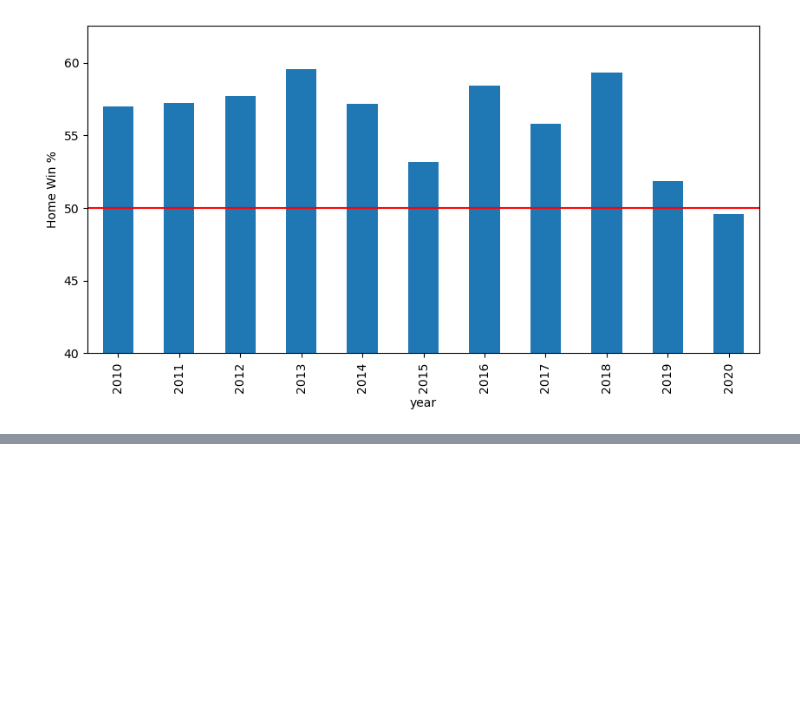
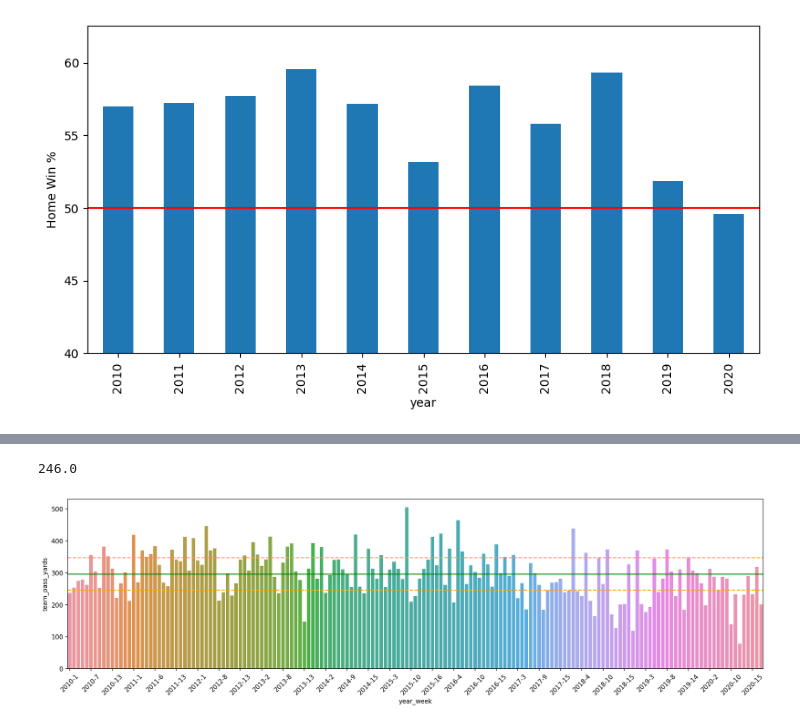
Before and after one commit to bladnman/footballing, a Jupyter notebook: src/notebooks/probing.ipynb, the cells around one changed output, grey strips where cells are left out. Cells and saved outputs as stored; diff of their text form; code cells hidden in the pictures; blank space fills up the shorter version.

Commit message:
fun with the saints

```diff
--- a/src/notebooks/probing.ipynb
+++ b/src/notebooks/probing.ipynb
@@ -6,3 +6,17 @@ import pandas as pd
 import numpy as np
 import seaborn as sns
 import matplotlib.pyplot as plt
+# %%
+dual_games_df = pd.read_csv(
+    '../../data/games/all_games_with_info_and_stats.csv')
+
+
+# CORRECTIONS
+dual_games_df['year_week'] = dual_games_df['year'].map(
+    str) + '-' + dual_games_df['week'].map(str)
+
+dual_games_df['team_win'] = dual_games_df['win']
+dual_games_df['opponent_win'] = dual_games_df['team_win'].map({1: 0, 0: 1})
+
+
+single_games_df = dual_games_df[dual_games_df['home'] == True]
@@ -65,3 +104,5 @@ plt.ylim(bottom=40)
 plt.ylabel('Home Win %');
 # %% [output]
 [figure]
+# %%
+saints_games_df = dual_games_df[dual_games_df['team'] == gu.TEAM_NAME['Saints']]
@@ -67,0 +165,23 @@ plt.ylabel('Home Win %');
+# %%
+saints_games_df['team_pass_yards'].describe().loc['25%']
+# %% [output]
+246.0
+# %%
+import matplotlib.ticker as plticker
+
+fig, ax = plt.subplots(figsize=(20, 5), dpi=150)
+# plt.figure(figsize=(20,5),dpi=150)
+# sns.lineplot(data=saints_games_df, x='year_week',y='team_pass_yards', ax=ax)
+mean = saints_games_df['team_pass_yards'].describe().loc['mean']
+q25 = saints_games_df['team_pass_yards'].describe().loc['25%']
+q75 = saints_games_df['team_pass_yards'].describe().loc['75%']
+sns.barplot(data=saints_games_df, x='year_week',y='team_pass_yards', ax=ax)
+plt.xticks(rotation=45);
+plt.axhline(y=q25, color='orange', linestyle='--')
+plt.axhline(y=mean, color='g', linestyle='-')
+plt.axhline(y=q75, color='orange', linestyle='--')
+loc = plticker.MultipleLocator(
+    base=5.0)  # this locator puts ticks at regular intervals
+ax.xaxis.set_major_locator(loc)
+# %% [output]
+[figure, added]
```
Also changed, not shown: parts of 13 cells of this notebook, 1 other file.
